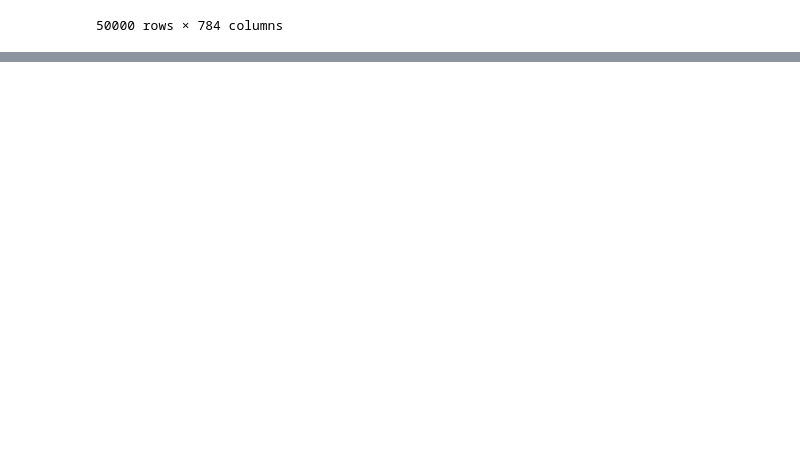
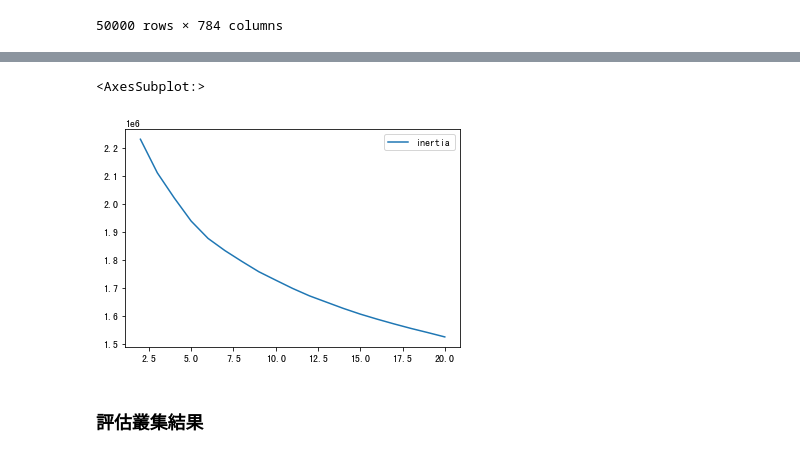
Before and after one commit to agron911/data-analytics, a Jupyter notebook: ML/5_Clustering.ipynb, the cells around one changed output, grey strips where cells are left out. Drawn from its saved outputs; the diff is of its cells as text; code cells hidden in the pictures; blank space fills up the shorter version.

```diff
--- a/ML/5_Clustering.ipynb
+++ b/ML/5_Clustering.ipynb
@@ -79,0 +85,22 @@ X_train_PCA
+# %%
+from sklearn.cluster import KMeans
+
+n_clusters =10
+n_init = 10
+max_iter = 300
+tol = 0.0001
+random_state = 2018
+
+
+kMeans_inertia = pd.DataFrame(data = [], index = range(2,21),
+                             columns=['inertia'])
+# %%
+for n_cluster in range(2,21):
+    kmeans = KMeans(n_clusters=n_cluster,
+                   n_init = n_init,
+                   max_iter = max_iter,
+                   tol=tol,
+                   random_state=random_state)
+    cutoff =99
+    kmeans.fit(X_train_PCA.loc[:,0:cutoff])
+    kMeans_inertia.loc[n_clusters] = kmeans.inertia_
@@ -79,0 +127,7 @@ X_train_PCA
+# %%
+kMeans_inertia.plot()
+# %% [output]
+<AxesSubplot:>
+[figure, added]
+# %% [markdown]
+### 評估叢集結果
```
Also changed, not shown: parts of 10 cells of this notebook.
